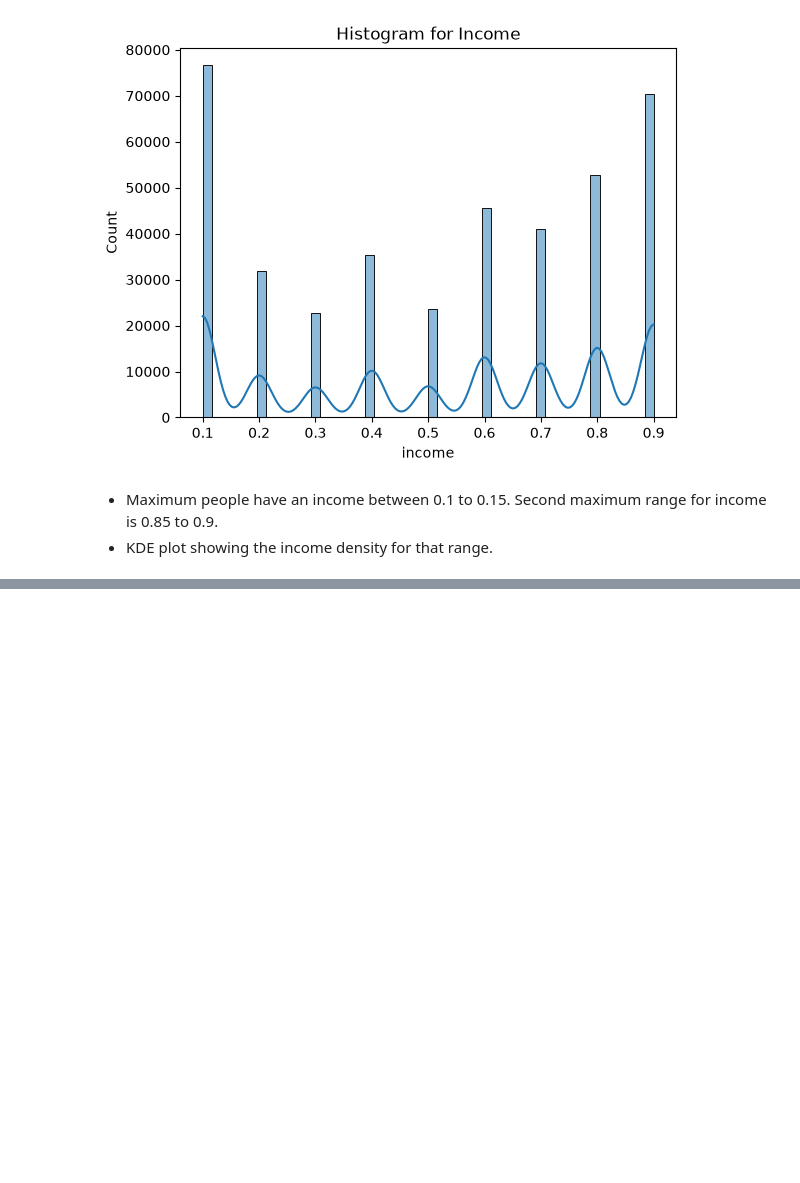
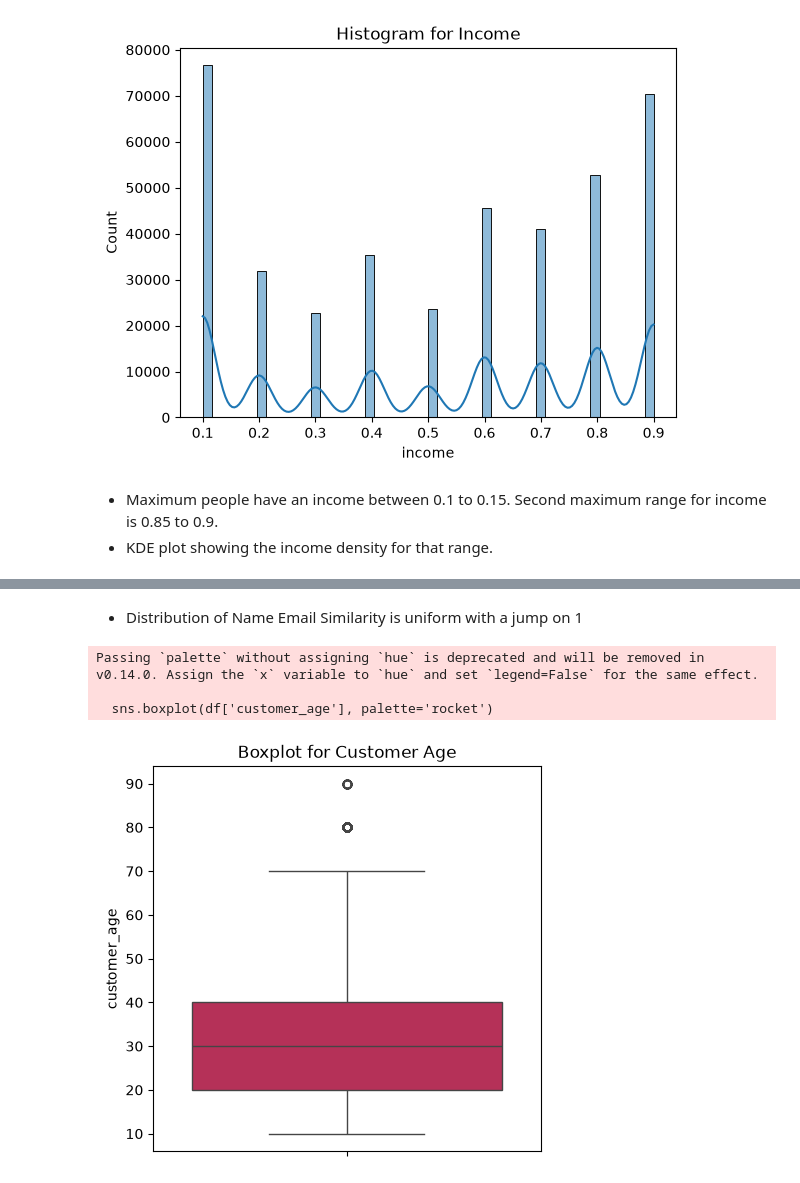
Before and after one commit to anshulbaisoya82-ux/Task-3, a Jupyter notebook: ML.ipynb, the cells around one changed output, grey strips where cells are left out. Drawn from its saved outputs; the diff is of its cells as text; code cells hidden in the pictures; blank space fills up the shorter version.

```diff
--- a/ML.ipynb
+++ b/ML.ipynb
@@ -600,0 +602,12 @@ Name: name_email_similarity, Length: 400001, dtype: float64
+# %% [markdown]
+- Distribution of Name Email Similarity is uniform with a jump on 1
+# %%
+plt.figure(figsize=(5,5))
+sns.boxplot(df['customer_age'], palette='rocket')
+plt.title("Boxplot for Customer Age")
+plt.show()
+# %% [output]
+Passing `palette` without assigning `hue` is deprecated and will be removed in v0.14.0. Assign the `x` variable to `hue` and set `legend=False` for the same effect.
+
+  sns.boxplot(df['customer_age'], palette='rocket')
+[figure, added]
```
Also changed, not shown: parts of 54 cells of this notebook.
